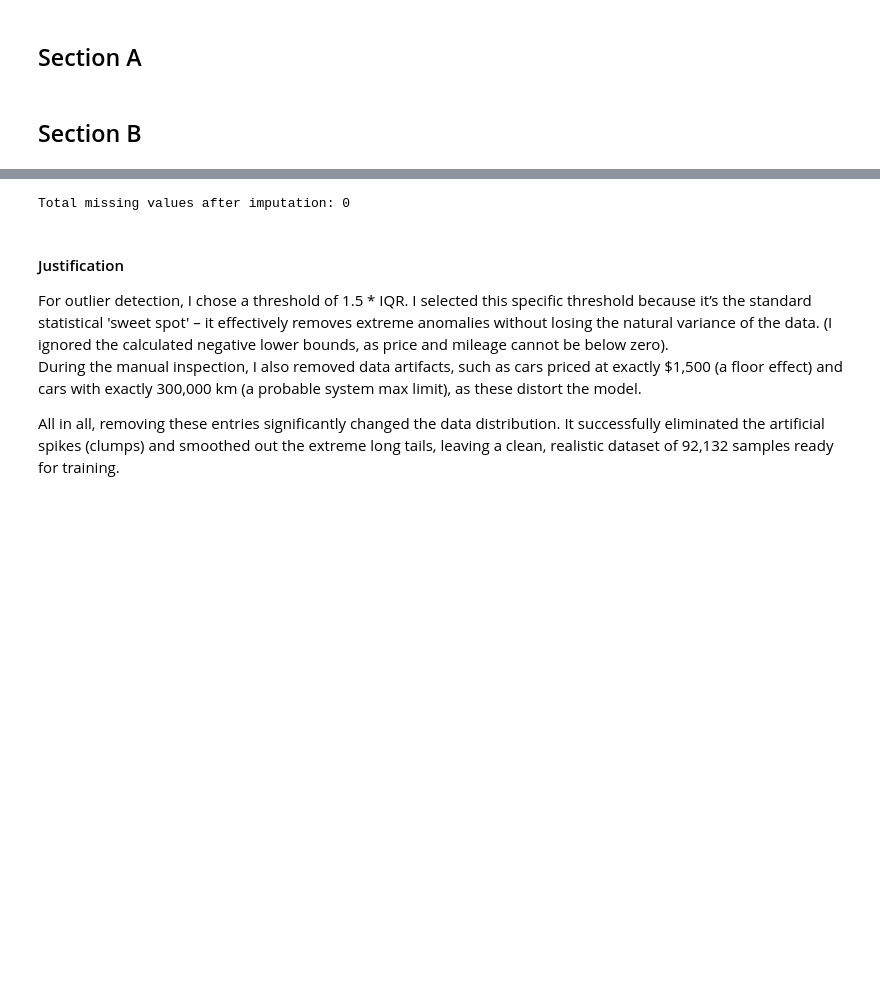
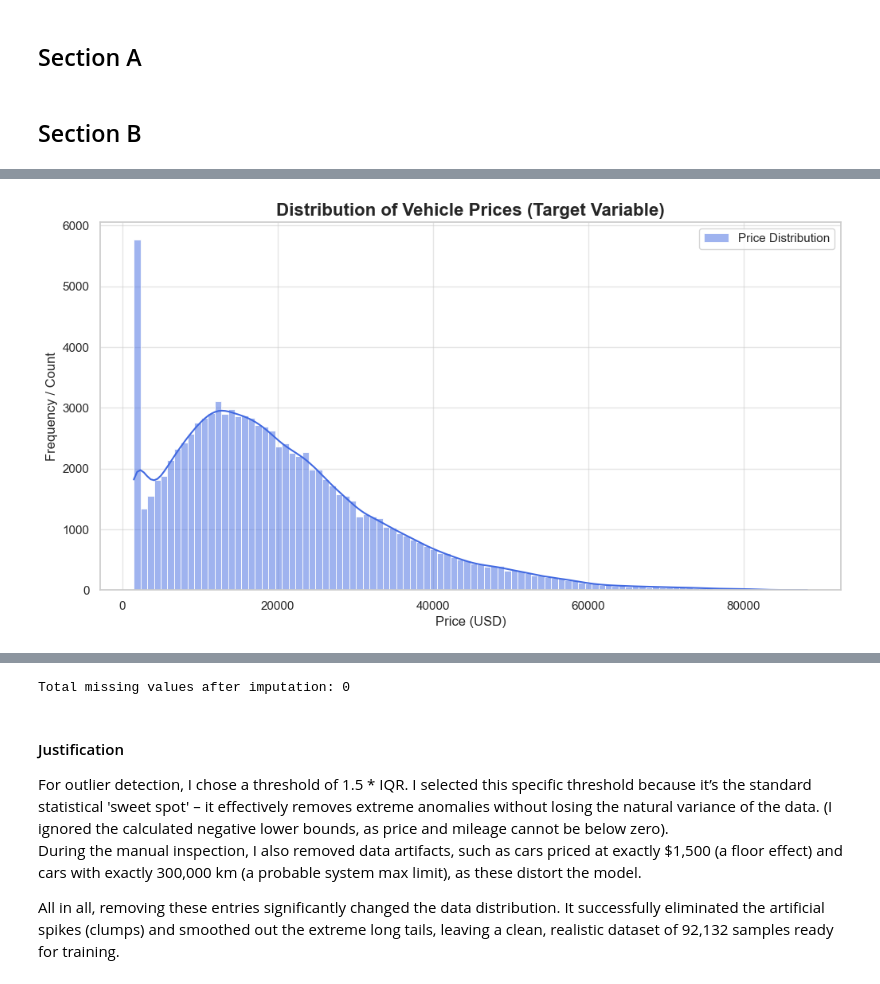
Before and after one commit to Hila-Dolev/ML_RandomForest_HW1, a Jupyter notebook: ML_HW1_325156651.ipynb, the cells around one changed output, grey strips where cells are left out. Saved outputs shown, nothing was run; the diff lists cells and outputs as text; code cells hidden in the pictures; blank space fills up the shorter version.

```diff
--- a/ML_HW1_325156651.ipynb
+++ b/ML_HW1_325156651.ipynb
@@ -454,0 +387,11 @@ Passing `palette` without assigning `hue` is deprecated and will be removed in v
+# %%
+# Plot 1: Distribution of Vehicle Prices
+plt.figure(figsize=(12, 6))
+sns.histplot(df['price'], bins=100, kde=True, color='royalblue', label='Price Distribution')
+plt.title('Distribution of Vehicle Prices (Target Variable)', fontsize=16, fontweight='bold')
+plt.xlabel('Price (USD)', fontsize=12)
+plt.ylabel('Frequency / Count', fontsize=12)
+plt.legend()
+plt.show()
+# %% [output]
+[figure, added]
```
Also changed, not shown: parts of 24 cells of this notebook.
